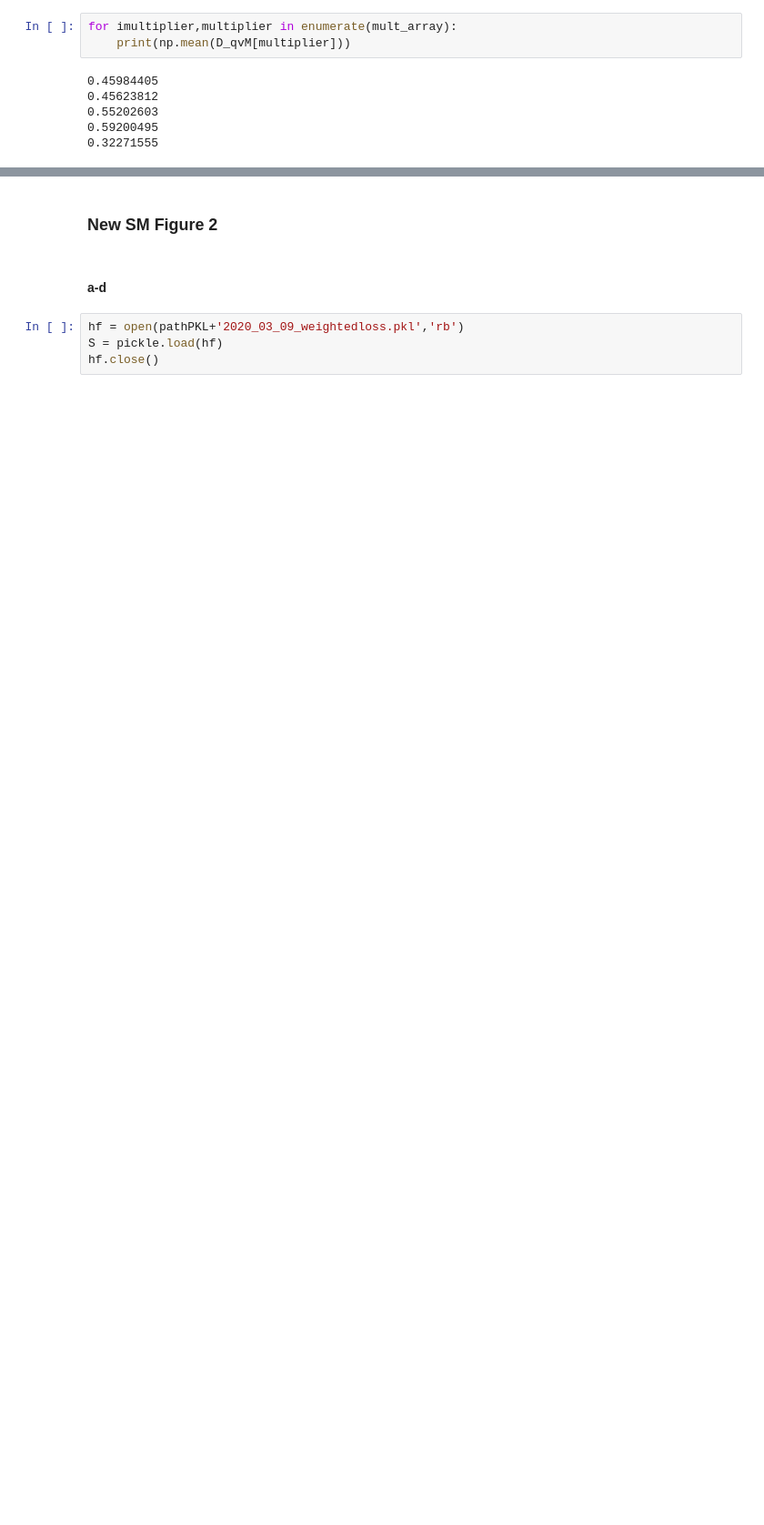
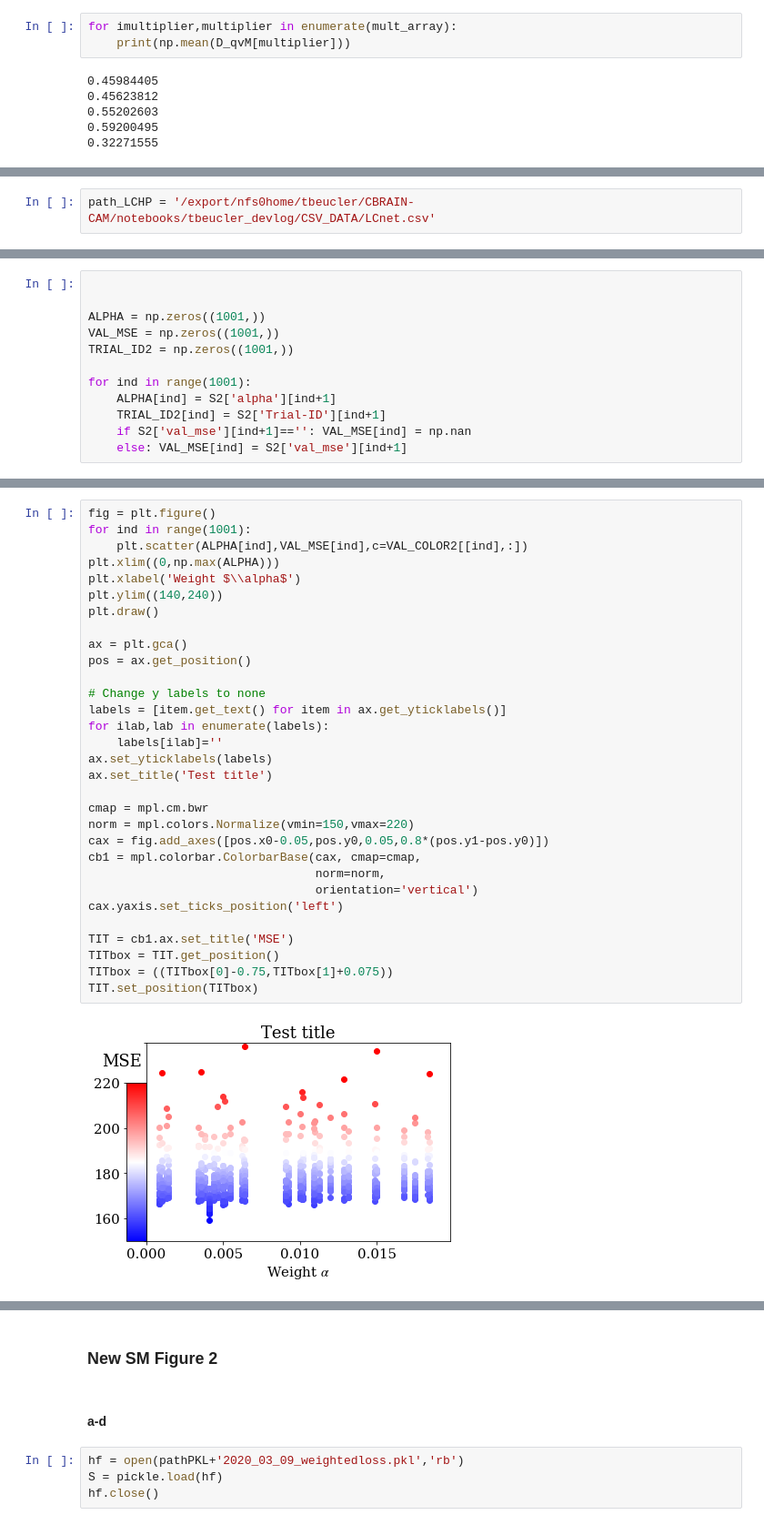
Before and after one commit to BradleyStanleyClamp/CBRAIN-CAM-MLINV, a Jupyter notebook: notebooks/tbeucler_devlog/042_Figures_PRL_Submission.ipynb, the cells around one changed output, grey strips where cells are left out. Shown at 91% size. Drawn from its saved outputs; the diff is of its cells as text; blank space fills up the shorter version.

```diff
--- a/notebooks/tbeucler_devlog/042_Figures_PRL_Submission.ipynb
+++ b/notebooks/tbeucler_devlog/042_Figures_PRL_Submission.ipynb
@@ -1958,0 +1961,2 @@ for imultiplier,multiplier in enumerate(mult_array):
+# %%
+path_LCHP = '/export/nfs0home/tbeucler/CBRAIN-CAM/notebooks/tbeucler_devlog/CSV_DATA/LCnet.csv'
@@ -1958,0 +1996,12 @@ for imultiplier,multiplier in enumerate(mult_array):
+# %%
+
+
+ALPHA = np.zeros((1001,))
+VAL_MSE = np.zeros((1001,))
+TRIAL_ID2 = np.zeros((1001,))
+
+for ind in range(1001):
+    ALPHA[ind] = S2['alpha'][ind+1]
+    TRIAL_ID2[ind] = S2['Trial-ID'][ind+1]
+    if S2['val_mse'][ind+1]=='': VAL_MSE[ind] = np.nan
+    else: VAL_MSE[ind] = S2['val_mse'][ind+1]
@@ -1958,0 +2014,33 @@ for imultiplier,multiplier in enumerate(mult_array):
+# %%
+fig = plt.figure()
+for ind in range(1001):
+    plt.scatter(ALPHA[ind],VAL_MSE[ind],c=VAL_COLOR2[[ind],:])
+plt.xlim((0,np.max(ALPHA)))
+plt.xlabel('Weight $\\alpha$')
+plt.ylim((140,240))
+plt.draw()
+
+ax = plt.gca()
+pos = ax.get_position()
+
+# Change y labels to none
+labels = [item.get_text() for item in ax.get_yticklabels()]
+for ilab,lab in enumerate(labels):
+    labels[ilab]=''
+ax.set_yticklabels(labels)
+ax.set_title('Test title')
+
+cmap = mpl.cm.bwr
+norm = mpl.colors.Normalize(vmin=150,vmax=220)
+cax = fig.add_axes([pos.x0-0.05,pos.y0,0.05,0.8*(pos.y1-pos.y0)])
+cb1 = mpl.colorbar.ColorbarBase(cax, cmap=cmap,
+                                norm=norm,
+                                orientation='vertical')
+cax.yaxis.set_ticks_position('left')
+
+TIT = cb1.ax.set_title('MSE')
+TITbox = TIT.get_position()
+TITbox = ((TITbox[0]-0.75,TITbox[1]+0.075))
+TIT.set_position(TITbox)
+# %% [output]
+[figure, added]
```
Also changed, not shown: parts of 75 cells of this notebook, 2 other files.
